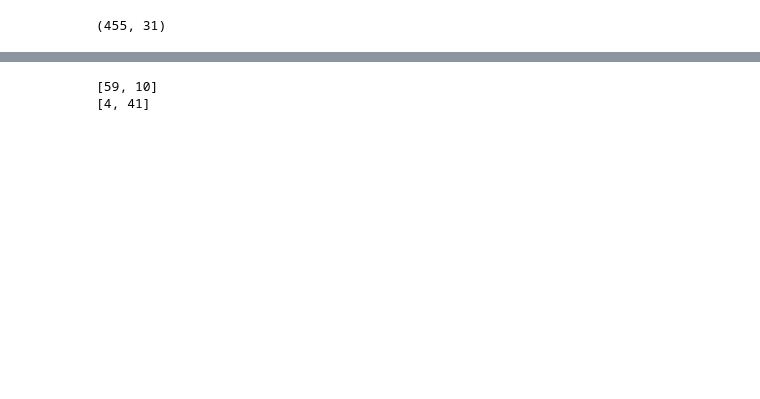
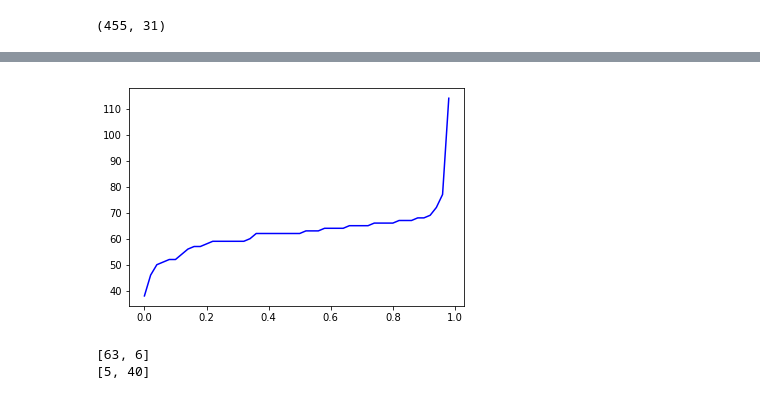
Before and after one commit to szymanowiczs/Tumor-Classification, a Jupyter notebook: tumor_classification_features.ipynb, the cells around one changed output, grey strips where cells are left out. Cells and saved outputs as stored; diff of their text form; code cells hidden in the pictures; blank space fills up the shorter version.

```diff
--- a/tumor_classification_features.ipynb
+++ b/tumor_classification_features.ipynb
@@ -101,3 +116,15 @@ MSE: 0.6053
+# %%
+# evaluate the histogram
+values, base = np.histogram(pred_y, bins=50)
+#evaluate the cumulative
+cumulative = np.cumsum(values)
+# plot the cumulative function
+plt.plot(base[:-1], cumulative, c='blue')
+plt.xlabel('Probability')
+ax.set_ylabel('Measured')
+plt.show()
+# %% [output]
+[figure, added]
 # %%
 TP = 0
 TN = 0
@@ -105,20 +132,20 @@ FP = 0
 FN = 0
 i = 0
 for result in pred_y:
-    if result>0.5 and test_labels[i]==1:
+    if result>0.9 and test_labels[i]==1:
         TP+=1
-    if result>0.5 and test_labels[i]==0:
+    if result>0.9 and test_labels[i]==0:
         FP+=1
-    if result<0.5 and test_labels[i]==1:
+    if result<0.9 and test_labels[i]==1:
         FN+=1
-    if result<0.5 and test_labels[i]==0:
+    if result<0.9 and test_labels[i]==0:
         TN+=1
     i+=1
 print([TN, FP])
 print([FN, TP])
 # %% [output]
-[59, 10]
-[4, 41]
+[63, 6]
+[5, 40]
 # %%
 precision = round(TP/(TP+FP), 2)
 recall = round(TP/(TP+FN),2)
```
Also changed, not shown: parts of 8 cells of this notebook.
